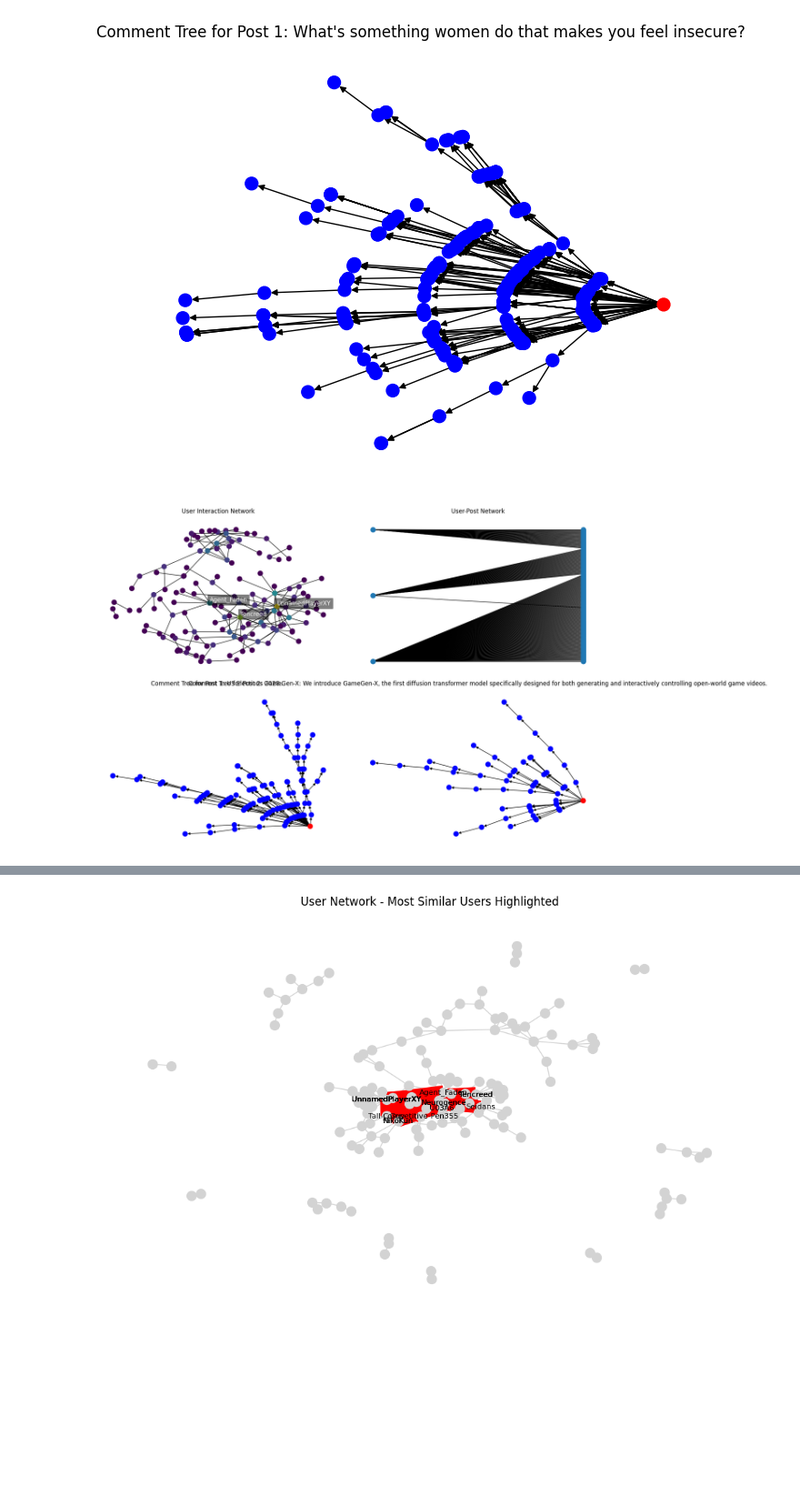
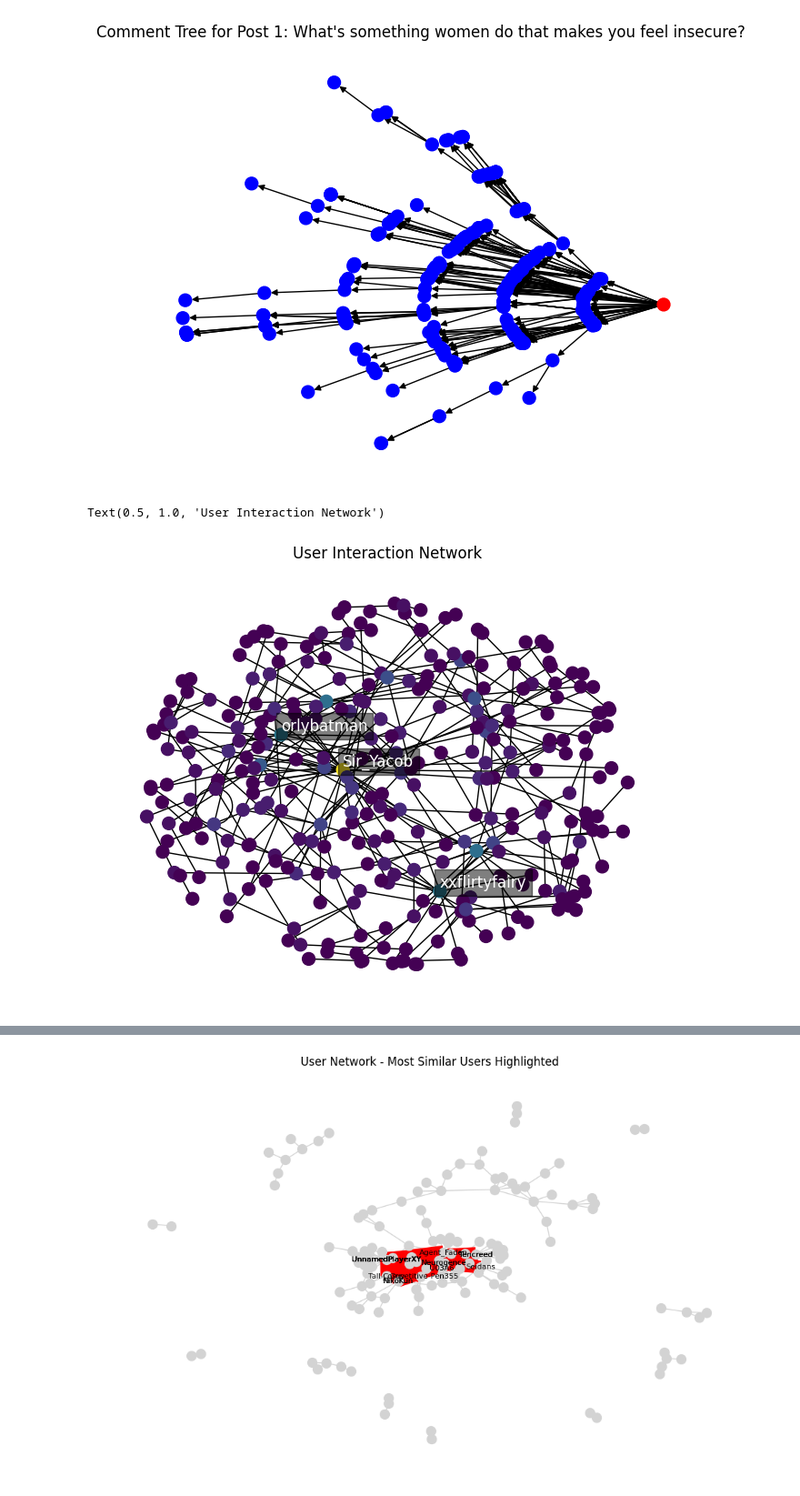
Before and after one commit to berniehogan/oii-fsds-textanalysis, a Jupyter notebook: week4day2_lab.ipynb, the cells around one changed output, grey strips where cells are left out. Shown at 91% size. Drawn from its saved outputs; the diff is of its cells as text; code cells hidden in the pictures; blank space fills up the shorter version.

```diff
--- a/week4day2_lab.ipynb
+++ b/week4day2_lab.ipynb
@@ -121,34 +121,22 @@ The width of the tree at the first level is: 43
 Depth of the tree: 7
 [figure]
 # %%
-# Visualization example
-plt.figure(figsize=(15, 10))
 
-# User network
-plt.subplot(221)
-
+# 2) User interaction network
+plt.figure()
 user_network = create_user_interaction_network(comments_df)
 pos_users = nx.spring_layout(user_network, k=1, iterations=200)
 
 degree_centrality = nx.degree_centrality(user_network)
 node_color = [degree_centrality[node] for node in user_network.nodes()]
 nx.draw(user_network, pos_users, node_size=100, node_color=node_color, cmap=plt.cm.viridis)
 
 # Label the top 3 nodes by in-degree centrality
 top_3_nodes = sorted(degree_centrality, key=degree_centrality.get, reverse=True)[:3]
 
 labels = {node: node for node in top_3_nodes}
 nx.draw_networkx_labels(user_network, pos_users, labels=labels, font_color='white', bbox=dict(facecolor='black', alpha=0.5), verticalalignment='bottom', horizontalalignment='left')
 plt.title("User Interaction Network")
-
-# Bipartite network
-plt.subplot(222)
-
-bipartite_network = create_user_post_network(comments_df)
-pos_bipartite = nx.bipartite_layout(bipartite_network,
-                                   nodes=[n for n, d in bipartite_network.nodes(data=True)
-                                        if d['bipartite']==0])
-nx.draw(bipartite_network, pos_bipartite, node_size=100)
-plt.title("User-Post Network")
 # %% [output]
+Text(0.5, 1.0, 'User Interaction Network')
-[figure, old version]
+[figure, new version]
```
Also changed, not shown: parts of 3 cells of this notebook.
